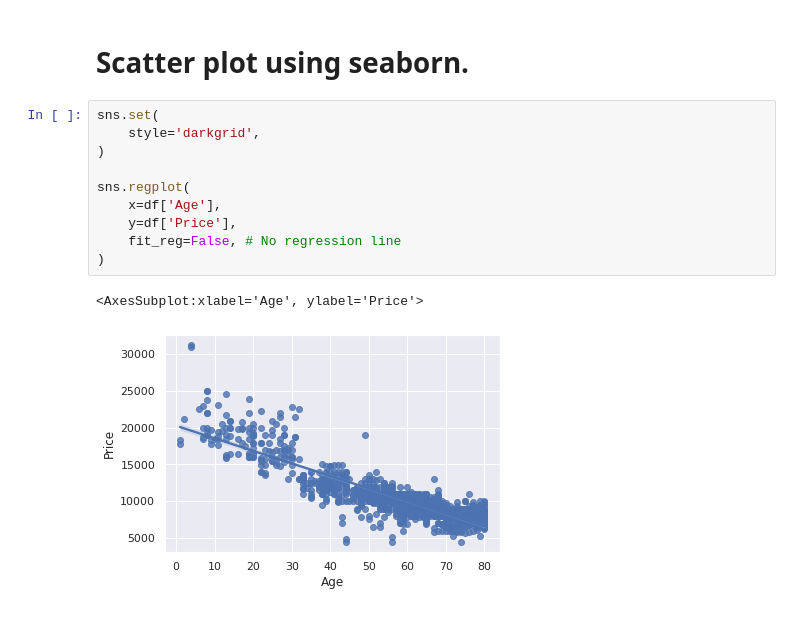
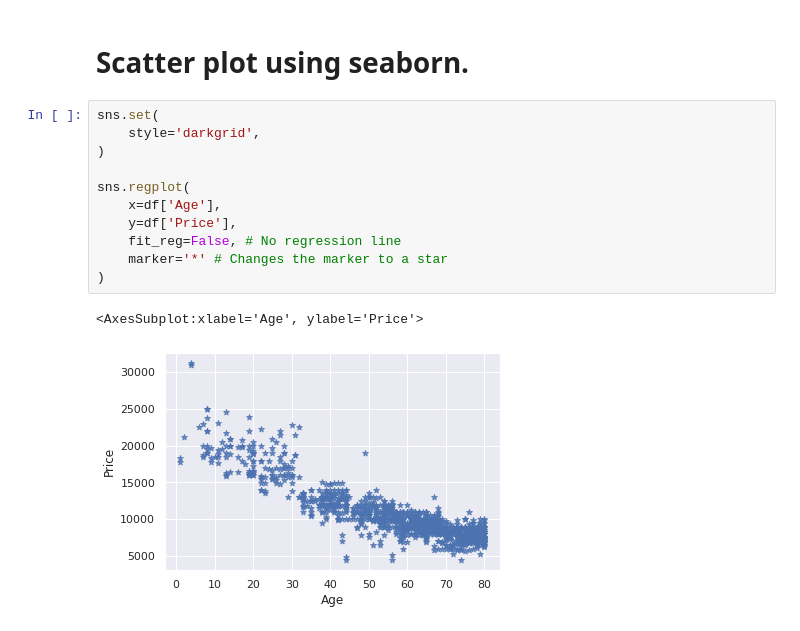
Before and after one commit to nova-sangeeth/pytest-workouts, a Jupyter notebook: GITAA/week_4/data_visualization_searborn.ipynb, the cells around one changed output. Cells and saved outputs as stored; diff of their text form.

Commit message:
changes to the data_visualization.

```diff
--- a/GITAA/week_4/data_visualization_searborn.ipynb
+++ b/GITAA/week_4/data_visualization_searborn.ipynb
@@ -27,13 +36,14 @@ df.shape
 # %%
 sns.set(
     style='darkgrid',
 )
 
 sns.regplot(
     x=df['Age'],
     y=df['Price'],
     fit_reg=False, # No regression line
+    marker='*' # Changes the marker to a star
 )
 # %% [output]
 <AxesSubplot:xlabel='Age', ylabel='Price'>
-[figure, old version]
+[figure, new version]
```
Also changed, not shown: parts of 15 cells of this notebook.
